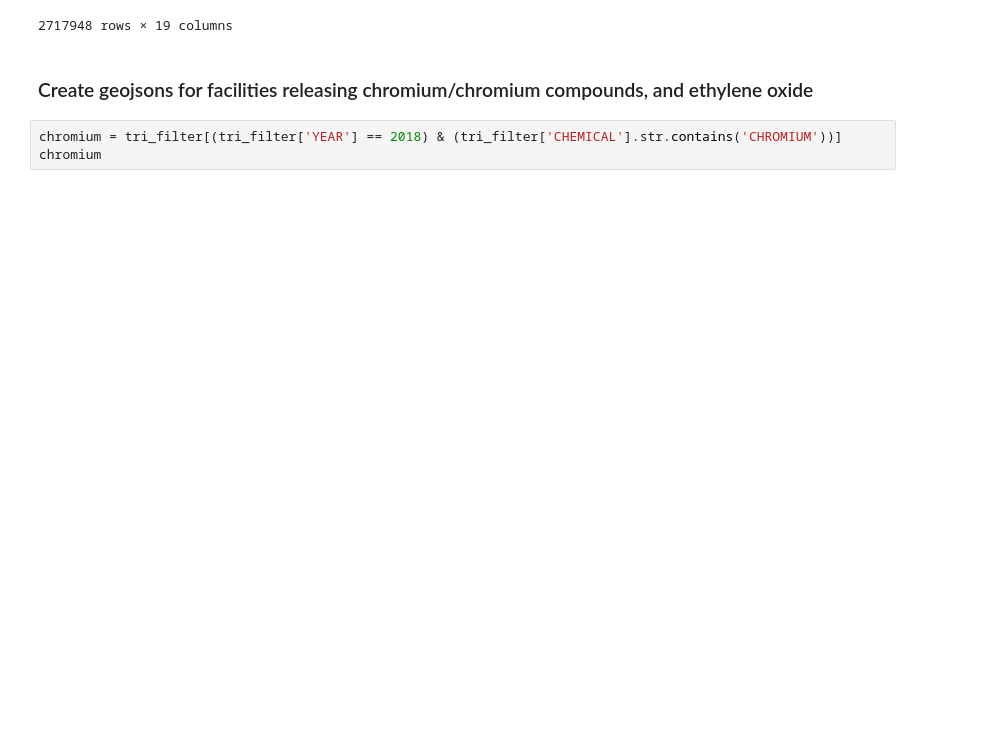
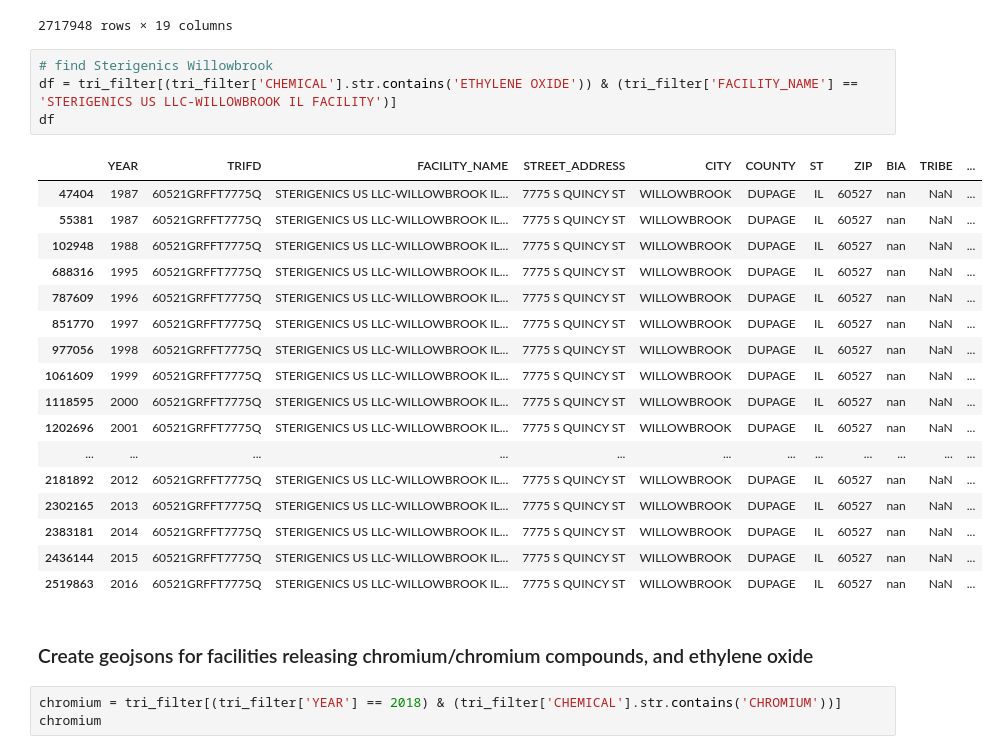
Before and after one commit to EileenGrady/us-industrial-pollution, a Jupyter notebook: notebooks/all-years-tri.ipynb, the cells around one changed output. Cells and saved outputs as stored; diff of their text form; blank space fills up the shorter version.

Commit message:
work more on ethylene oxide case study

```diff
--- a/notebooks/all-years-tri.ipynb
+++ b/notebooks/all-years-tri.ipynb
@@ -208,6 +208,28 @@ tri_filter
 | 2739475 | 2018 | 46368BTSTL6500S | NLMK INDIANA | 6500 S BOUNDARY RD | PORTAGE | PORTER | IN | 46368 | nan | NaN | ... |
 | 2739476 | 2018 | 63115KLLRK3940M | KILLARK | 3940 MARTIN LUTHER KING DR | SAINT LOUIS | ST LOUIS (CITY) | MO | 63113 | nan | NaN | ... |
 2717948 rows × 19 columns
+# %%
+# find Sterigenics Willowbrook
+df = tri_filter[(tri_filter['CHEMICAL'].str.contains('ETHYLENE OXIDE')) & (tri_filter['FACILITY_NAME'] == 'STERIGENICS US LLC-WILLOWBROOK IL FACILITY')]
+df
+# %% [output]
+|  | YEAR | TRIFD | FACILITY_NAME | STREET_ADDRESS | CITY | COUNTY | ST | ZIP | BIA | TRIBE | ... |
+| 47404 | 1987 | 60521GRFFT7775Q | STERIGENICS US LLC-WILLOWBROOK IL... | 7775 S QUINCY ST | WILLOWBROOK | DUPAGE | IL | 60527 | nan | NaN | ... |
+| 55381 | 1987 | 60521GRFFT7775Q | STERIGENICS US LLC-WILLOWBROOK IL... | 7775 S QUINCY ST | WILLOWBROOK | DUPAGE | IL | 60527 | nan | NaN | ... |
+| 102948 | 1988 | 60521GRFFT7775Q | STERIGENICS US LLC-WILLOWBROOK IL... | 7775 S QUINCY ST | WILLOWBROOK | DUPAGE | IL | 60527 | nan | NaN | ... |
+| 688316 | 1995 | 60521GRFFT7775Q | STERIGENICS US LLC-WILLOWBROOK IL... | 7775 S QUINCY ST | WILLOWBROOK | DUPAGE | IL | 60527 | nan | NaN | ... |
+| 787609 | 1996 | 60521GRFFT7775Q | STERIGENICS US LLC-WILLOWBROOK IL... | 7775 S QUINCY ST | WILLOWBROOK | DUPAGE | IL | 60527 | nan | NaN | ... |
+| 851770 | 1997 | 60521GRFFT7775Q | STERIGENICS US LLC-WILLOWBROOK IL... | 7775 S QUINCY ST | WILLOWBROOK | DUPAGE | IL | 60527 | nan | NaN | ... |
+| 977056 | 1998 | 60521GRFFT7775Q | STERIGENICS US LLC-WILLOWBROOK IL... | 7775 S QUINCY ST | WILLOWBROOK | DUPAGE | IL | 60527 | nan | NaN | ... |
+| 1061609 | 1999 | 60521GRFFT7775Q | STERIGENICS US LLC-WILLOWBROOK IL... | 7775 S QUINCY ST | WILLOWBROOK | DUPAGE | IL | 60527 | nan | NaN | ... |
+| 1118595 | 2000 | 60521GRFFT7775Q | STERIGENICS US LLC-WILLOWBROOK IL... | 7775 S QUINCY ST | WILLOWBROOK | DUPAGE | IL | 60527 | nan | NaN | ... |
+| 1202696 | 2001 | 60521GRFFT7775Q | STERIGENICS US LLC-WILLOWBROOK IL... | 7775 S QUINCY ST | WILLOWBROOK | DUPAGE | IL | 60527 | nan | NaN | ... |
+| ... | ... | ... | ... | ... | ... | ... | ... | ... | ... | ... | ... |
+| 2181892 | 2012 | 60521GRFFT7775Q | STERIGENICS US LLC-WILLOWBROOK IL... | 7775 S QUINCY ST | WILLOWBROOK | DUPAGE | IL | 60527 | nan | NaN | ... |
+| 2302165 | 2013 | 60521GRFFT7775Q | STERIGENICS US LLC-WILLOWBROOK IL... | 7775 S QUINCY ST | WILLOWBROOK | DUPAGE | IL | 60527 | nan | NaN | ... |
+| 2383181 | 2014 | 60521GRFFT7775Q | STERIGENICS US LLC-WILLOWBROOK IL... | 7775 S QUINCY ST | WILLOWBROOK | DUPAGE | IL | 60527 | nan | NaN | ... |
+| 2436144 | 2015 | 60521GRFFT7775Q | STERIGENICS US LLC-WILLOWBROOK IL... | 7775 S QUINCY ST | WILLOWBROOK | DUPAGE | IL | 60527 | nan | NaN | ... |
+| 2519863 | 2016 | 60521GRFFT7775Q | STERIGENICS US LLC-WILLOWBROOK IL... | 7775 S QUINCY ST | WILLOWBROOK | DUPAGE | IL | 60527 | nan | NaN | ... |
 # %% [markdown]
 ### Create geojsons for facilities releasing chromium/chromium compounds, and ethylene oxide
 # %%
```
Also changed, not shown: 2 other files.
